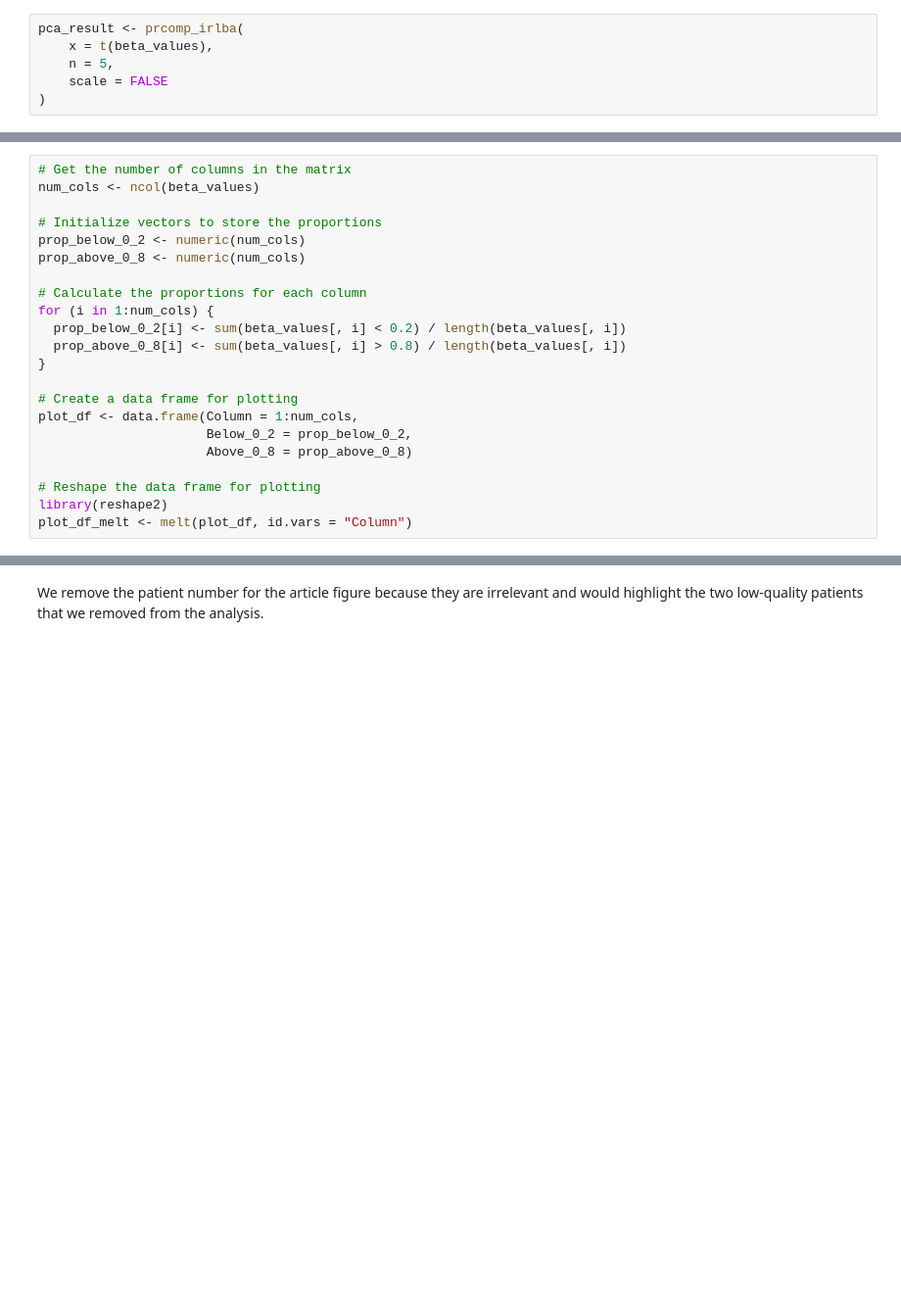
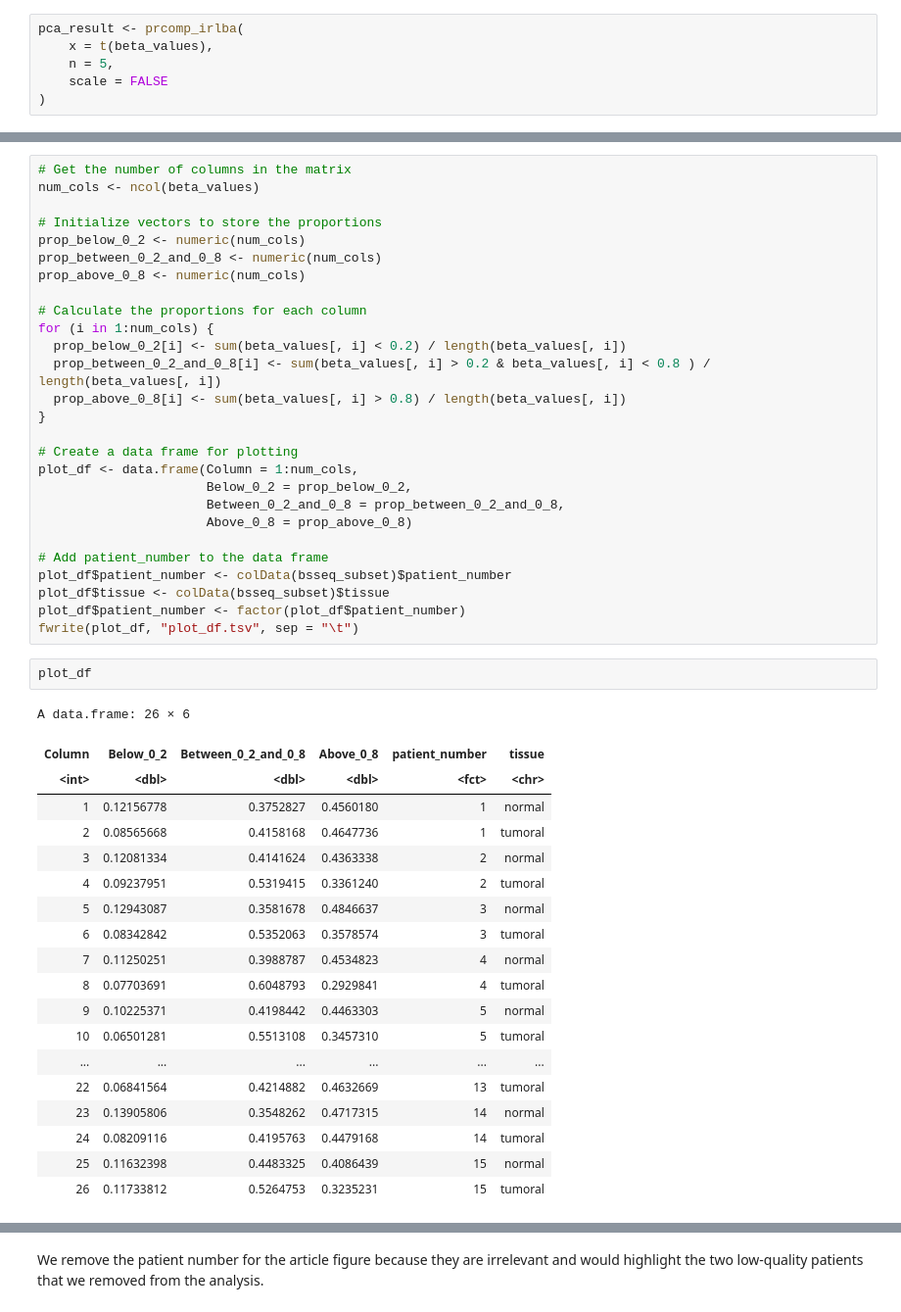
Before and after one commit to guillaumecharbonnier/mw-roperch2025, a Jupyter notebook: src/ipynb/compute_unsupervised_classification.r.ipynb, the cells around one changed output, grey strips where cells are left out. Shown at 98% size. Saved outputs shown, nothing was run; the diff lists cells and outputs as text; blank space fills up the shorter version.

```diff
--- a/src/ipynb/compute_unsupervised_classification.r.ipynb
+++ b/src/ipynb/compute_unsupervised_classification.r.ipynb
@@ -445,20 +447,47 @@ num_cols <- ncol(beta_values)
 
 # Initialize vectors to store the proportions
 prop_below_0_2 <- numeric(num_cols)
+prop_between_0_2_and_0_8 <- numeric(num_cols)
 prop_above_0_8 <- numeric(num_cols)
 
 # Calculate the proportions for each column
 for (i in 1:num_cols) {
   prop_below_0_2[i] <- sum(beta_values[, i] < 0.2) / length(beta_values[, i])
+  prop_between_0_2_and_0_8[i] <- sum(beta_values[, i] > 0.2 & beta_values[, i] < 0.8 ) / length(beta_values[, i])
   prop_above_0_8[i] <- sum(beta_values[, i] > 0.8) / length(beta_values[, i])
 }
 
 # Create a data frame for plotting
 plot_df <- data.frame(Column = 1:num_cols,
                       Below_0_2 = prop_below_0_2,
+                      Between_0_2_and_0_8 = prop_between_0_2_and_0_8,
                       Above_0_8 = prop_above_0_8)
 
-# Reshape the data frame for plotting
-library(reshape2)
-plot_df_melt <- melt(plot_df, id.vars = "Column")
+# Add patient_number to the data frame
+plot_df$patient_number <- colData(bsseq_subset)$patient_number
+plot_df$tissue <- colData(bsseq_subset)$tissue
+plot_df$patient_number <- factor(plot_df$patient_number)
+fwrite(plot_df, "plot_df.tsv", sep = "\t")
+# %%
+plot_df
+# %% [output]
+A data.frame: 26 × 6
+| Column | Below_0_2 | Between_0_2_and_0_8 | Above_0_8 | patient_number | tissue |
+| <int> | <dbl> | <dbl> | <dbl> | <fct> | <chr> |
+| 1 | 0.12156778 | 0.3752827 | 0.4560180 | 1 | normal |
+| 2 | 0.08565668 | 0.4158168 | 0.4647736 | 1 | tumoral |
+| 3 | 0.12081334 | 0.4141624 | 0.4363338 | 2 | normal |
+| 4 | 0.09237951 | 0.5319415 | 0.3361240 | 2 | tumoral |
+| 5 | 0.12943087 | 0.3581678 | 0.4846637 | 3 | normal |
+| 6 | 0.08342842 | 0.5352063 | 0.3578574 | 3 | tumoral |
+| 7 | 0.11250251 | 0.3988787 | 0.4534823 | 4 | normal |
+| 8 | 0.07703691 | 0.6048793 | 0.2929841 | 4 | tumoral |
+| 9 | 0.10225371 | 0.4198442 | 0.4463303 | 5 | normal |
+| 10 | 0.06501281 | 0.5513108 | 0.3457310 | 5 | tumoral |
+| ... | ... | ... | ... | ... | ... |
+| 22 | 0.06841564 | 0.4214882 | 0.4632669 | 13 | tumoral |
+| 23 | 0.13905806 | 0.3548262 | 0.4717315 | 14 | normal |
+| 24 | 0.08209116 | 0.4195763 | 0.4479168 | 14 | tumoral |
+| 25 | 0.11632398 | 0.4483325 | 0.4086439 | 15 | normal |
+| 26 | 0.11733812 | 0.5264753 | 0.3235231 | 15 | tumoral |
 # %%
```
Also changed, not shown: parts of 11 cells of this notebook.
